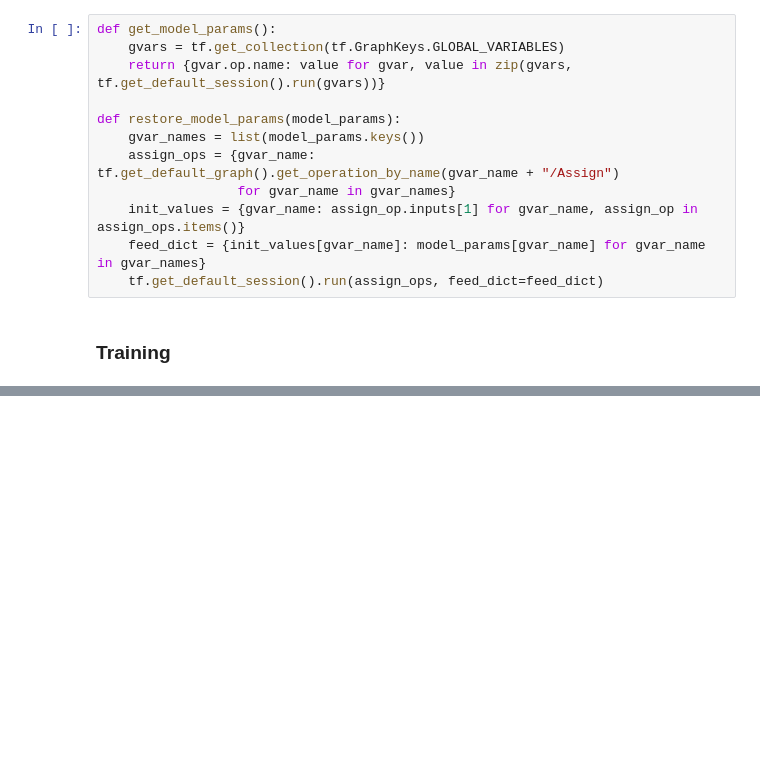
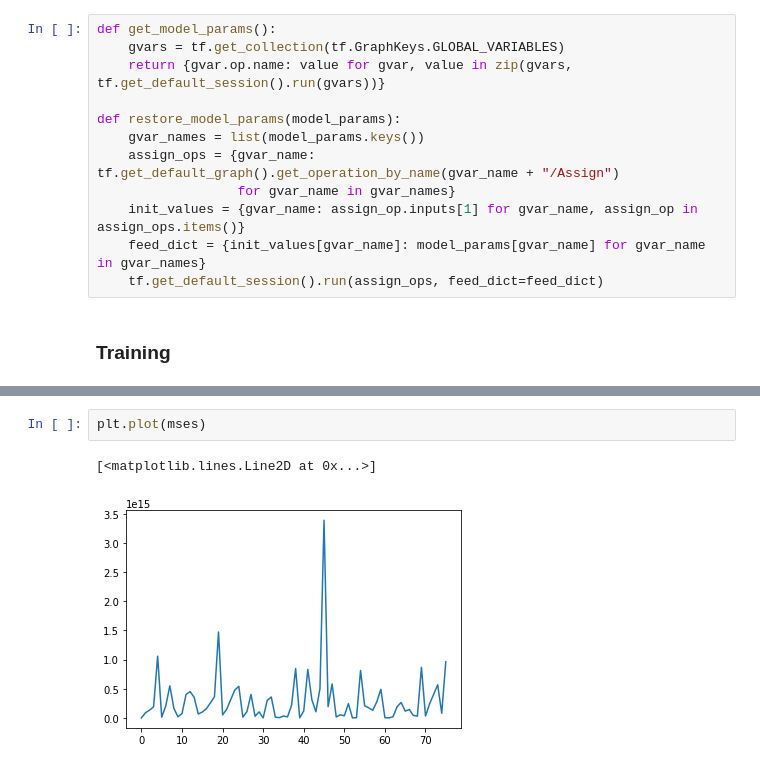
Before and after one commit to AmmarRashed/mission_UAV, a Jupyter notebook: Classification_Localization.ipynb, the cells around one changed output, grey strips where cells are left out. Drawn from its saved outputs; the diff is of its cells as text; blank space fills up the shorter version.

```diff
--- a/Classification_Localization.ipynb
+++ b/Classification_Localization.ipynb
@@ -250,2 +290,7 @@ with tf.Session(graph=graph) as sess:
+# %%
+plt.plot(mses)
+# %% [output]
+[<matplotlib.lines.Line2D at 0x...>]
+[figure, added]
 # %%
 plt.plot(accs)
```
Also changed, not shown: parts of 8 cells of this notebook.
